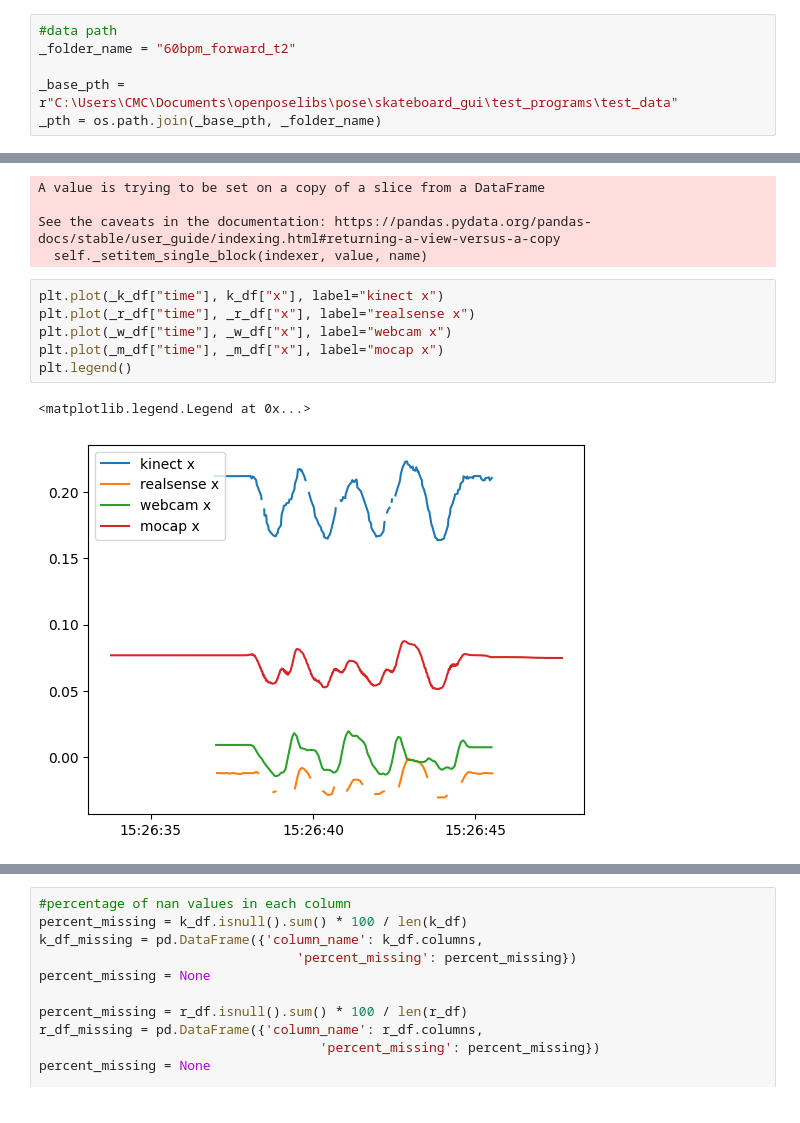
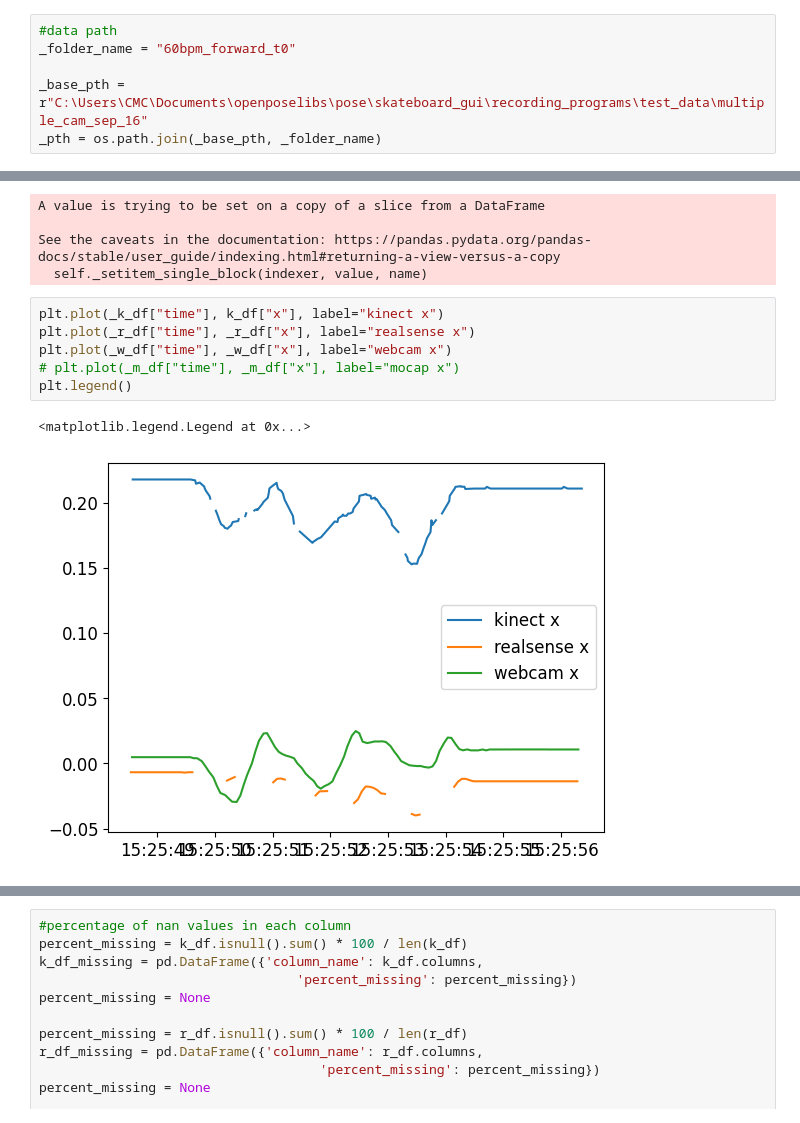
Before and after one commit to SujithChristopher/skateboard_gui, a Jupyter notebook: ipy_notebooks/analysis.ipynb, the cells around one changed output, grey strips where cells are left out. Drawn from its saved outputs; the diff is of its cells as text.

```diff
--- a/ipy_notebooks/analysis.ipynb
+++ b/ipy_notebooks/analysis.ipynb
@@ -14,8 +15,8 @@ from support.calculations_support import *
 # %%
 #data path
-_folder_name = "60bpm_forward_t2"
+_folder_name = "60bpm_forward_t0"
 
-_base_pth = r"C:\Users\CMC\Documents\openposelibs\pose\skateboard_gui\test_programs\test_data"
+_base_pth = r"C:\Users\CMC\Documents\openposelibs\pose\skateboard_gui\recording_programs\test_data\multiple_cam_sep_16"
 _pth = os.path.join(_base_pth, _folder_name)
 # %%
 #calibration path
@@ -129,10 +130,10 @@ See the caveats in the documentation: https://pandas.pydata.org/pandas-docs/stab
 # %%
 plt.plot(_k_df["time"], k_df["x"], label="kinect x")
 plt.plot(_r_df["time"], _r_df["x"], label="realsense x")
 plt.plot(_w_df["time"], _w_df["x"], label="webcam x")
-plt.plot(_m_df["time"], _m_df["x"], label="mocap x")
+# plt.plot(_m_df["time"], _m_df["x"], label="mocap x")
 plt.legend()
 # %% [output]
 <matplotlib.legend.Legend at 0x...>
-[figure, old version]
+[figure, new version]
 # %%
```
Also changed, not shown: parts of 6 cells of this notebook, 3 other files.
